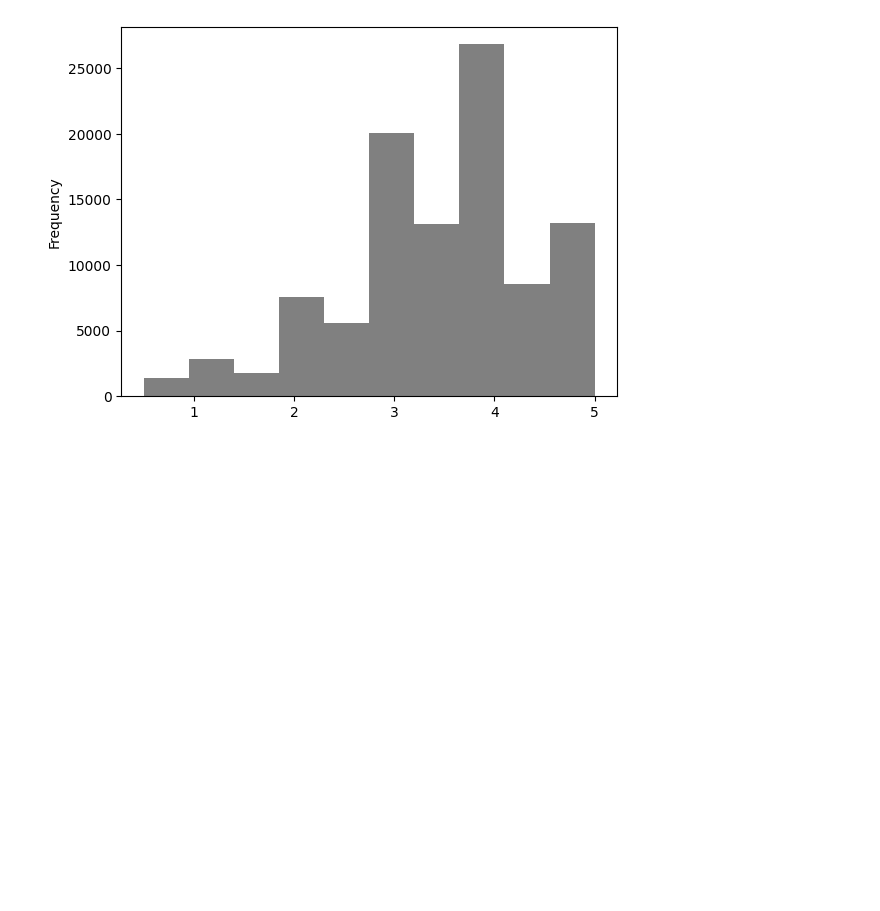
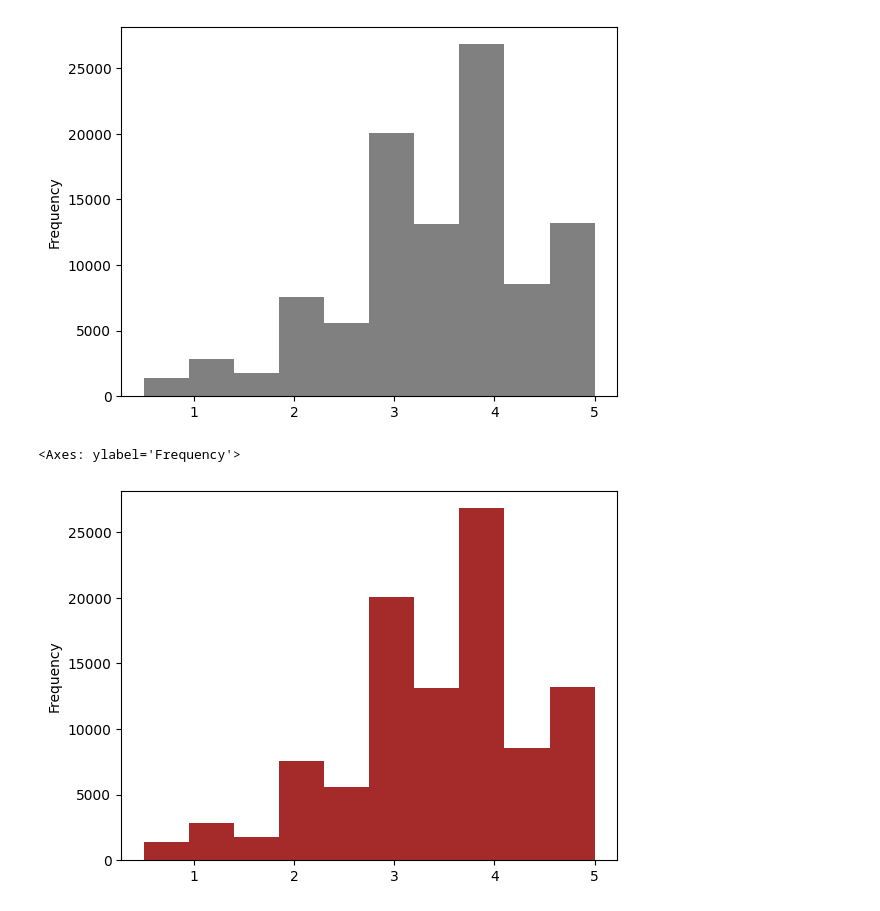
Before and after one commit to LeoSousaJesus/semanaead, a Jupyter notebook: dia1.ipynb, the cells around one changed output. Cells and saved outputs as stored; diff of their text form; code cells hidden in the pictures; blank space fills up the shorter version.

```diff
--- a/dia1.ipynb
+++ b/dia1.ipynb
@@ -292,3 +292,8 @@ df_filmes.avaliacao.plot(kind='hist', color='gray')
 # %% [output]
 <Axes: ylabel='Frequency'>
 [figure]
+# %%
+df_filmes.avaliacao.plot(kind='hist', color='brown')
+# %% [output]
+<Axes: ylabel='Frequency'>
+[figure, added]
```
